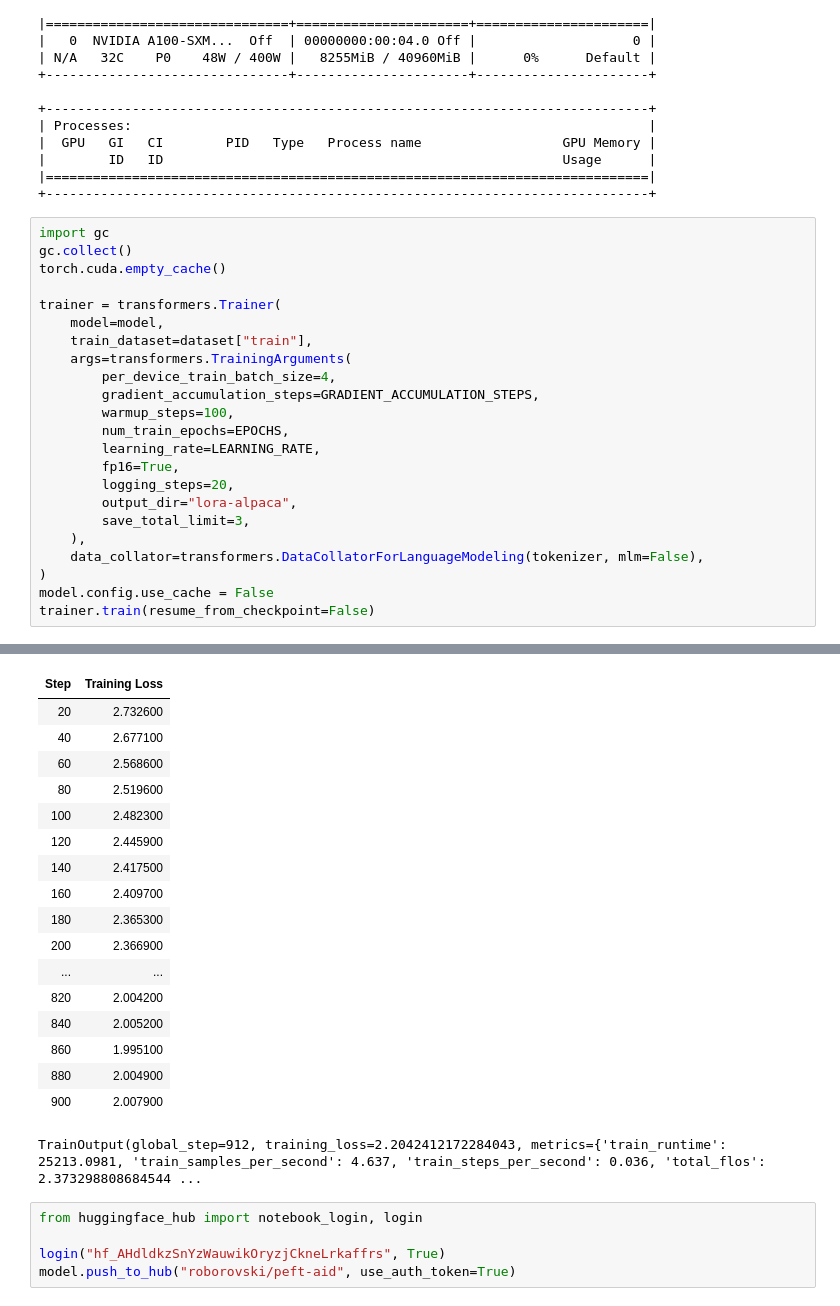
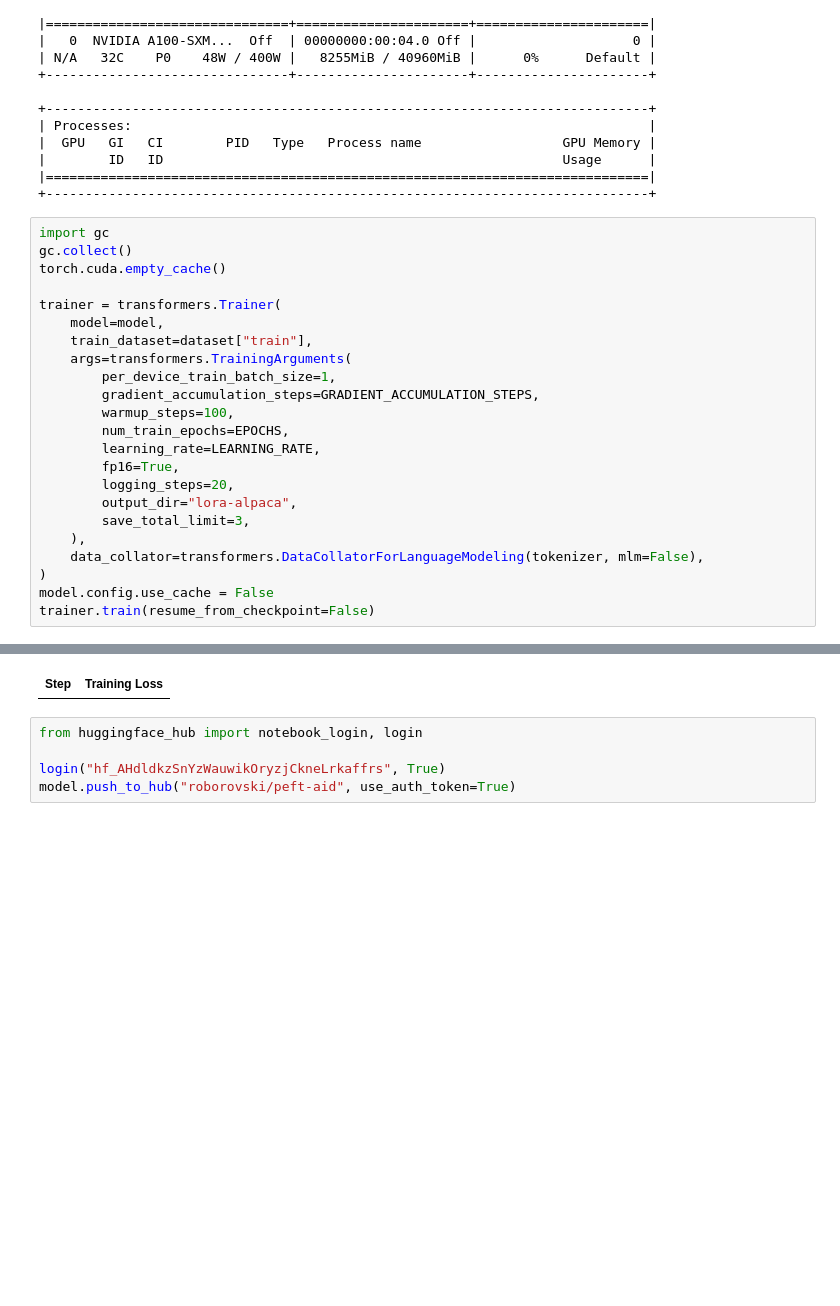
Before and after one commit to brianfitzgerald/lambda-notebooks, a Jupyter notebook: llama_finetune_crd3.ipynb, the cells around one changed output, grey strips where cells are left out. Drawn from its saved outputs; the diff is of its cells as text; blank space fills up the shorter version.

```diff
--- a/llama_finetune_crd3.ipynb
+++ b/llama_finetune_crd3.ipynb
@@ -139,7 +207,7 @@ trainer = transformers.Trainer(
     model=model,
     train_dataset=dataset["train"],
     args=transformers.TrainingArguments(
-        per_device_train_batch_size=4,
+        per_device_train_batch_size=1,
         gradient_accumulation_steps=GRADIENT_ACCUMULATION_STEPS,
         warmup_steps=100,
         num_train_epochs=EPOCHS,
@@ -158,21 +226,4 @@ trainer.train(resume_from_checkpoint=False)
 | Step | Training Loss |
-| 20 | 2.732600 |
-| 40 | 2.677100 |
-| 60 | 2.568600 |
-| 80 | 2.519600 |
-| 100 | 2.482300 |
-| 120 | 2.445900 |
-| 140 | 2.417500 |
-| 160 | 2.409700 |
-| 180 | 2.365300 |
-| 200 | 2.366900 |
-| ... | ... |
-| 820 | 2.004200 |
-| 840 | 2.005200 |
-| 860 | 1.995100 |
-| 880 | 2.004900 |
-| 900 | 2.007900 |
-TrainOutput(global_step=912, training_loss=2.2042412172284043, metrics={'train_runtime': 25213.0981, 'train_samples_per_second': 4.637, 'train_steps_per_second': 0.036, 'total_flos': 2.373298808684544 ...
 # %%
 from huggingface_hub import notebook_login, login
 
```
Also changed, not shown: parts of 8 cells of this notebook.
